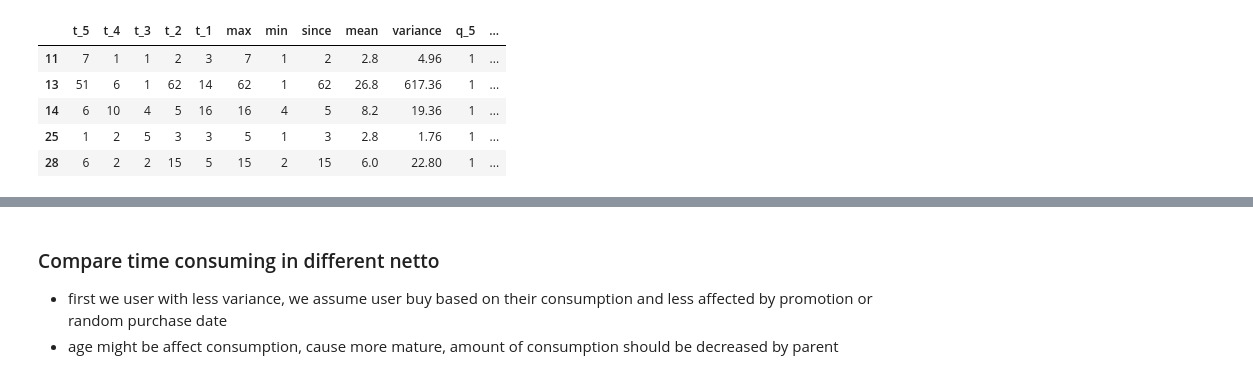
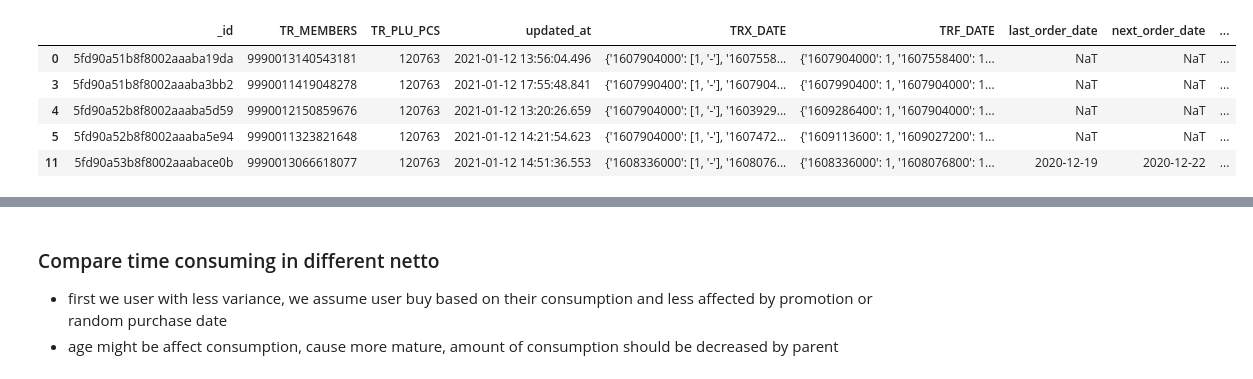
Before and after one commit to akhiyarwaladi/next_order_date, a Jupyter notebook: diff_between_order.ipynb, the cells around one changed output, grey strips where cells are left out. Saved outputs shown, nothing was run; the diff lists cells and outputs as text; code cells hidden in the pictures.

```diff
--- a/diff_between_order.ipynb
+++ b/diff_between_order.ipynb
@@ -123,7 +161,7 @@ df_nas['UKURAN']= df_nas['UKURAN_NORM']
 df = pd.merge(df_seq, df_nas, left_on='TR_PLU_PCS', right_on='ITEM_N')[list(df_seq) + ['DESCP','UKURAN','UOM']]
 df = df[df['TRF_DATE'].notnull()]
 
-min_freq = 6
+min_freq = 3
 df_hist = df[df['TRF_DATE'].apply(lambda x: len(x)) >= min_freq]
 # %%
 df_hist.head()
@@ -203,11 +325,11 @@ col_feature = ['t_'+ str(i) for i in range((min_freq-1),0,-1)] + \
                 ['q_'+ str(i) for i in range((min_freq-1),0,-1)] + ['mean_qty']
 train = pd.DataFrame(df_hist.tr_date_seq.tolist(), index=df_hist.index, columns=col_feature)
 # %%
-train.head()
+df_hist.head()
 # %% [output]
-|  | t_5 | t_4 | t_3 | t_2 | t_1 | max | min | since | mean | variance | q_5 | ... |
-| 11 | 7 | 1 | 1 | 2 | 3 | 7 | 1 | 2 | 2.8 | 4.96 | 1 | ... |
-| 13 | 51 | 6 | 1 | 62 | 14 | 62 | 1 | 62 | 26.8 | 617.36 | 1 | ... |
-| 14 | 6 | 10 | 4 | 5 | 16 | 16 | 4 | 5 | 8.2 | 19.36 | 1 | ... |
-| 25 | 1 | 2 | 5 | 3 | 3 | 5 | 1 | 3 | 2.8 | 1.76 | 1 | ... |
-| 28 | 6 | 2 | 2 | 15 | 5 | 15 | 2 | 15 | 6.0 | 22.80 | 1 | ... |
+|  | _id | TR_MEMBERS | TR_PLU_PCS | updated_at | TRX_DATE | TRF_DATE | last_order_date | next_order_date | ... |
+| 0 | 5fd90a51b8f8002aaaba19da | 9990013140543181 | 120763 | 2021-01-12 13:56:04.496 | {'1607904000': [1, '-'], '1607558... | {'1607904000': 1, '1607558400': 1... | NaT | NaT | ... |
+| 3 | 5fd90a51b8f8002aaaba3bb2 | 9990011419048278 | 120763 | 2021-01-12 17:55:48.841 | {'1607990400': [1, '-'], '1607904... | {'1607990400': 1, '1607904000': 1... | NaT | NaT | ... |
+| 4 | 5fd90a52b8f8002aaaba5d59 | 9990012150859676 | 120763 | 2021-01-12 13:20:26.659 | {'1607904000': [1, '-'], '1603929... | {'1609286400': 1, '1607904000': 1... | NaT | NaT | ... |
+| 5 | 5fd90a52b8f8002aaaba5e94 | 9990011323821648 | 120763 | 2021-01-12 14:21:54.623 | {'1607904000': [1, '-'], '1607472... | {'1609113600': 1, '1609027200': 1... | NaT | NaT | ... |
+| 11 | 5fd90a53b8f8002aaabace0b | 9990013066618077 | 120763 | 2021-01-12 14:51:36.553 | {'1608336000': [1, '-'], '1608076... | {'1608336000': 1, '1608076800': 1... | 2020-12-19 | 2020-12-22 | ... |
```
Also changed, not shown: parts of 34 cells of this notebook.
